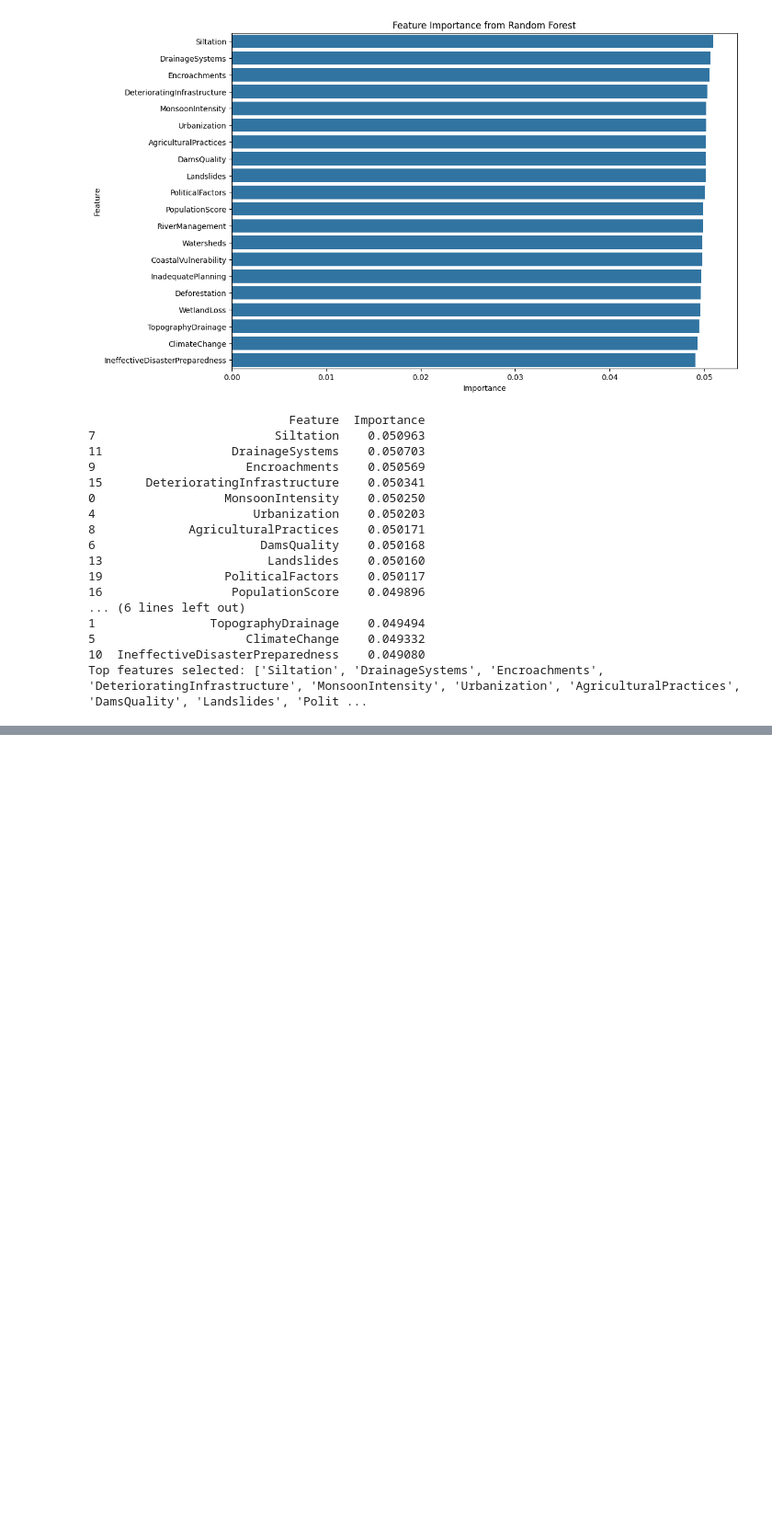
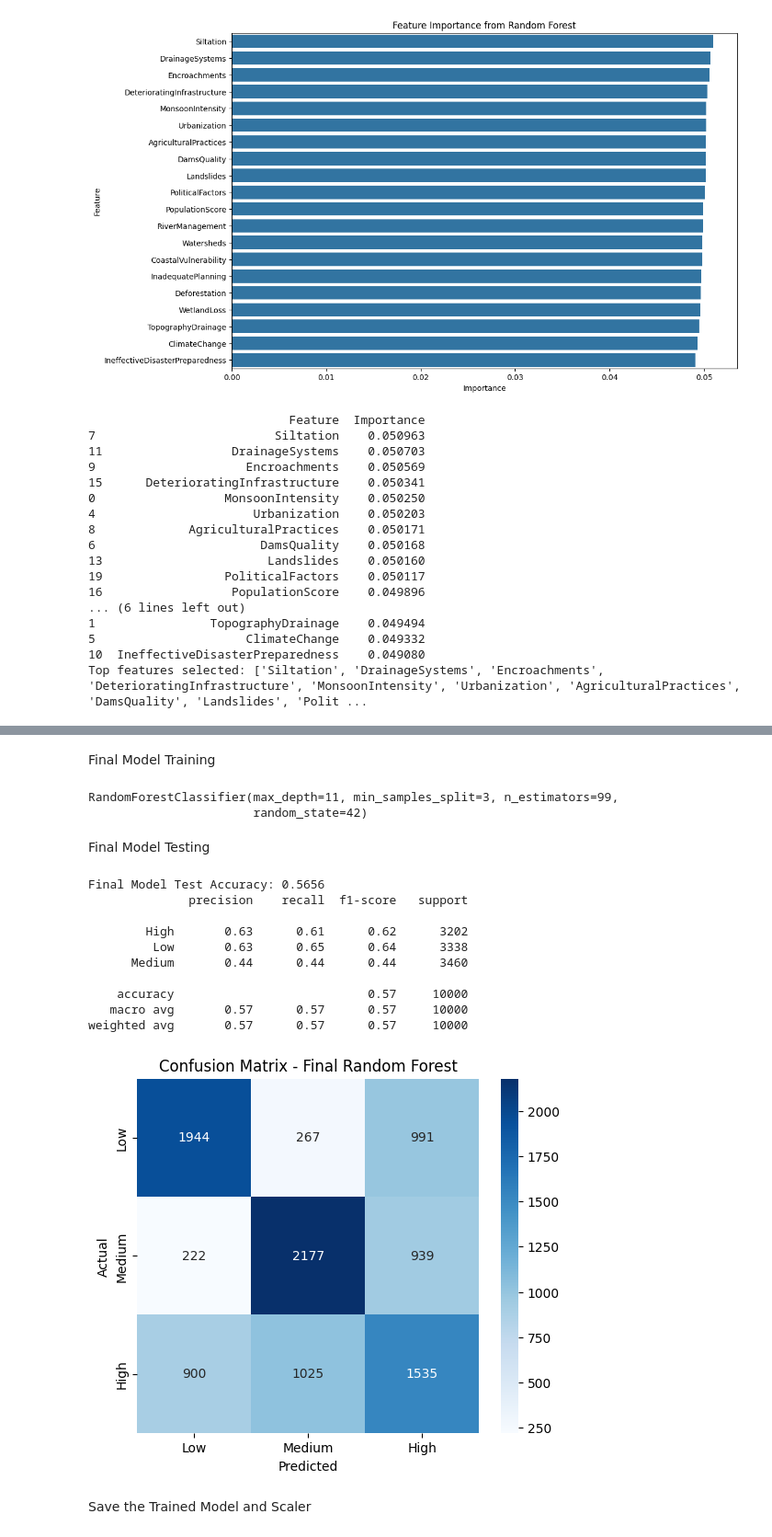
Before and after one commit to ushasri19/floodPrediction-and-Warning, a Jupyter notebook: flood_analysis.ipynb, the cells around one changed output, grey strips where cells are left out. Shown at 92% size. Cells and saved outputs as stored; diff of their text form; code cells hidden in the pictures; blank space fills up the shorter version.

```diff
--- a/flood_analysis.ipynb
+++ b/flood_analysis.ipynb
@@ -255,0 +541,57 @@ Top features selected: ['Siltation', 'DrainageSystems', 'Encroachments', 'Deteri
+# %% [markdown]
+Final Model Training
+# %%
+from sklearn.ensemble import RandomForestClassifier
+
+final_model = RandomForestClassifier(
+    n_estimators=99,
+    max_depth=11,
+    max_features='sqrt',
+    min_samples_split=3,
+    min_samples_leaf=1,
+    bootstrap=True,
+    random_state=42
+)
+
+final_model.fit(X_train_scaled_df, y_train)
+# %% [output]
+RandomForestClassifier(max_depth=11, min_samples_split=3, n_estimators=99,
+                       random_state=42)
+# %% [markdown]
+Final Model Testing
+# %%
+from sklearn.metrics import accuracy_score, classification_report, confusion_matrix
+import matplotlib.pyplot as plt
+import seaborn as sns
+
+# Predict test labels
+y_pred_final = final_model.predict(X_test_scaled_df)
+
+# Print metrics
+print("Final Model Test Accuracy:", accuracy_score(y_test, y_pred_final))
+print(classification_report(y_test, y_pred_final))
+
+# Optional: Visualize confusion matrix
+cm = confusion_matrix(y_test, y_pred_final)
+plt.figure(figsize=(6,5))
+sns.heatmap(cm, annot=True, fmt='d', cmap='Blues',
+            xticklabels=['Low','Medium','High'],
+            yticklabels=['Low','Medium','High'])
+plt.xlabel('Predicted')
+plt.ylabel('Actual')
+plt.title('Confusion Matrix - Final Random Forest')
+plt.show()
+# %% [output]
+Final Model Test Accuracy: 0.5656
+              precision    recall  f1-score   support
+
+        High       0.63      0.61      0.62      3202
+         Low       0.63      0.65      0.64      3338
+      Medium       0.44      0.44      0.44      3460
+
+    accuracy                           0.57     10000
+   macro avg       0.57      0.57      0.57     10000
+weighted avg       0.57      0.57      0.57     10000
+[figure, added]
+# %% [markdown]
+Save the Trained Model and Scaler
```
Also changed, not shown: parts of 13 cells of this notebook, 4 other files.
